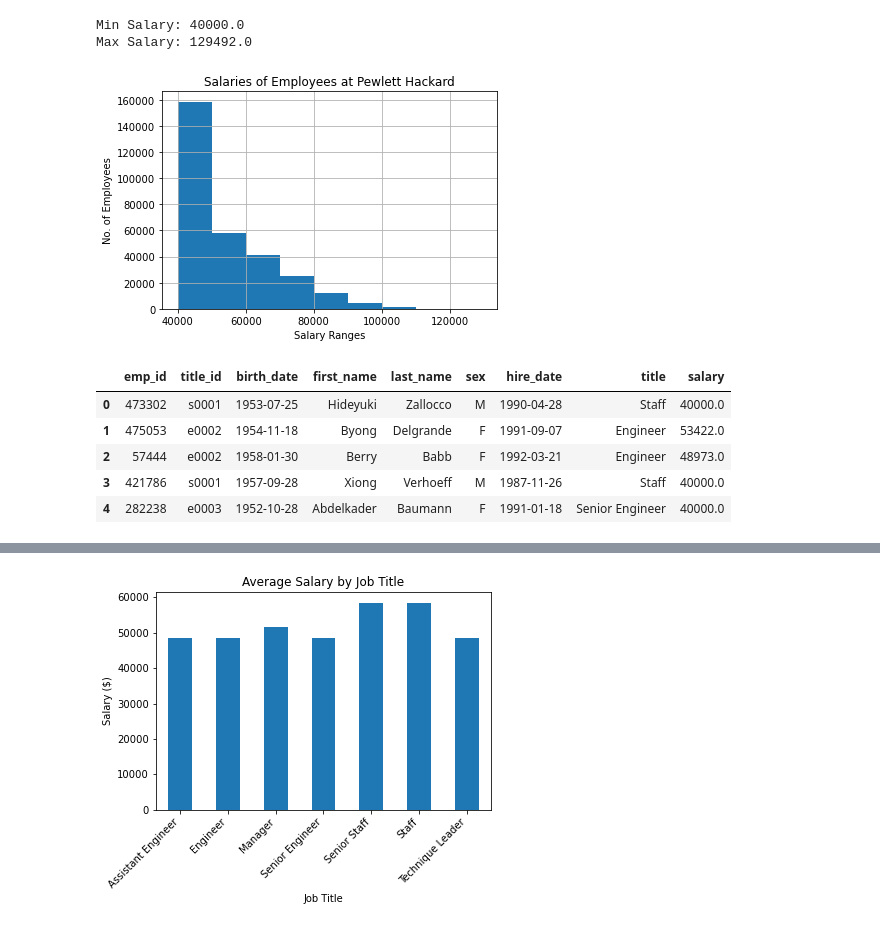
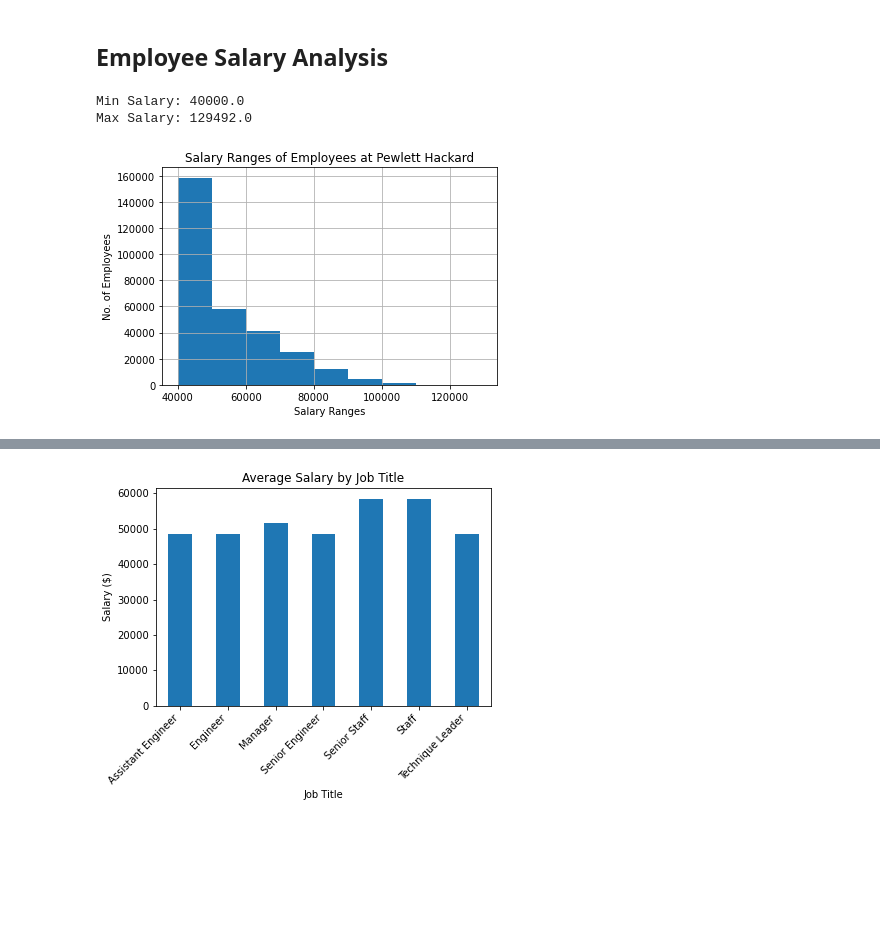
Before and after one commit to emeralddawns/SQL-Queries-Examples, a Jupyter notebook: EmployeeSQL/Bonus.ipynb, the cells around one changed output, grey strips where cells are left out. Saved outputs shown, nothing was run; the diff lists cells and outputs as text; code cells hidden in the pictures; blank space fills up the shorter version.

```diff
--- a/EmployeeSQL/Bonus.ipynb
+++ b/EmployeeSQL/Bonus.ipynb
@@ -22,3 +39,5 @@ titles_df = pd.read_sql("SELECT * FROM titles", connection)
+# %% [markdown]
+## Employee Salary Analysis
 # %%
 # Convert "money" into a readable number
 
@@ -37,25 +56,19 @@ print(f"Max Salary: {max_salary}")
 Min Salary: 40000.0
 Max Salary: 129492.0
 # %%
-#Create Histogram of
+#Create Histogram of Salary Ranges
 
 bins=[40000,50000,60000,70000,80000,90000,100000,110000, max_salary]
 
 salaries_df.hist(column="salary", bins = bins);
-plt.title("Salaries of Employees at Pewlett Hackard")
+plt.title("Salary Ranges of Employees at Pewlett Hackard")
 plt.xlabel("Salary Ranges")
 plt.ylabel("No. of Employees");
 # %% [output]
-[figure, old version]
+[figure, new version]
 # %%
+#Create combined data frame with employee info, salary info, and title names
+
 employee_pay_analysis = employees_df.merge(titles_df, how = "left", on = "title_id")
 employee_pay_analysis= employee_pay_analysis.merge(salaries_df, how = "left", on = "emp_id")
-employee_pay_analysis.head()
-# %% [output]
-|  | emp_id | title_id | birth_date | first_name | last_name | sex | hire_date | title | salary |
-| 0 | 473302 | s0001 | 1953-07-25 | Hideyuki | Zallocco | M | 1990-04-28 | Staff | 40000.0 |
-| 1 | 475053 | e0002 | 1954-11-18 | Byong | Delgrande | F | 1991-09-07 | Engineer | 53422.0 |
-| 2 | 57444 | e0002 | 1958-01-30 | Berry | Babb | F | 1992-03-21 | Engineer | 48973.0 |
-| 3 | 421786 | s0001 | 1957-09-28 | Xiong | Verhoeff | M | 1987-11-26 | Staff | 40000.0 |
-| 4 | 282238 | e0003 | 1952-10-28 | Abdelkader | Baumann | F | 1991-01-18 | Senior Engineer | 40000.0 |
 # %%
```
Also changed, not shown: parts of 8 cells of this notebook, 2 other files.
